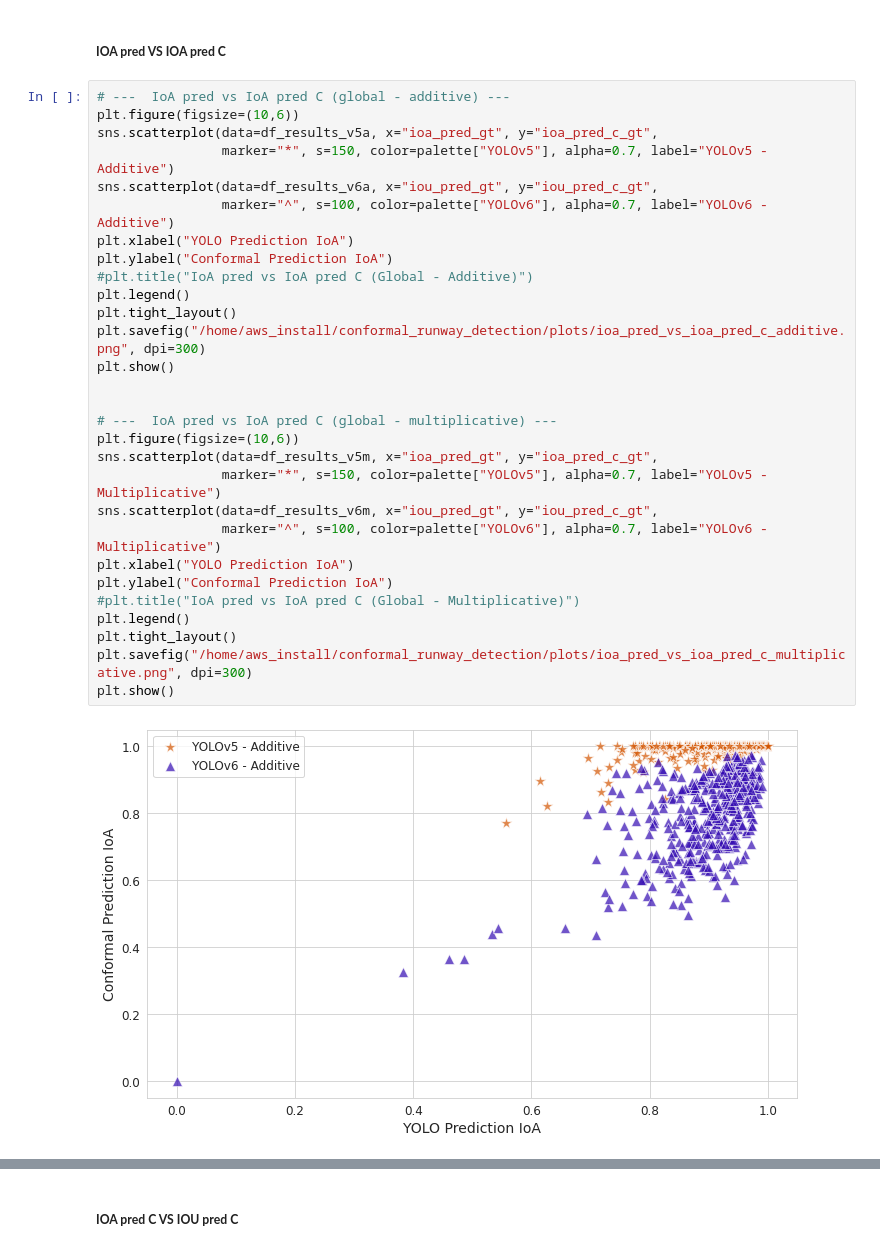
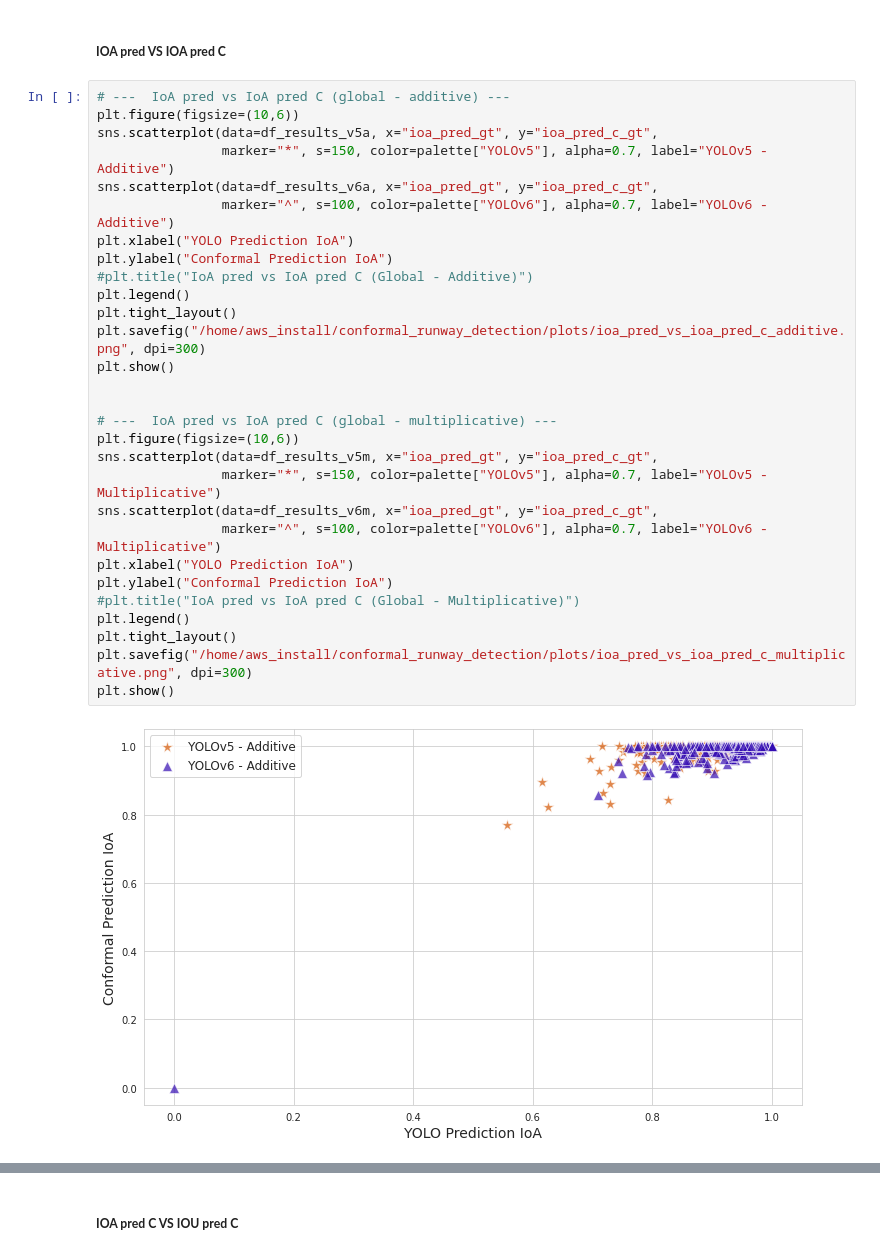
Before and after one commit to alyasltd/conformal_runway_detection, a Jupyter notebook: exp/visus.ipynb, the cells around one changed output, grey strips where cells are left out. Saved outputs shown, nothing was run; the diff lists cells and outputs as text.

Commit message:
corrected some plots

```diff
--- a/exp/visus.ipynb
+++ b/exp/visus.ipynb
@@ -68,31 +68,31 @@ plt.show()
 # %%
 # ---  IoA pred vs IoA pred C (global - additive) ---
 plt.figure(figsize=(10,6))
 sns.scatterplot(data=df_results_v5a, x="ioa_pred_gt", y="ioa_pred_c_gt",
                 marker="*", s=150, color=palette["YOLOv5"], alpha=0.7, label="YOLOv5 - Additive")
-sns.scatterplot(data=df_results_v6a, x="iou_pred_gt", y="iou_pred_c_gt",
+sns.scatterplot(data=df_results_v6a, x="ioa_pred_gt", y="ioa_pred_c_gt",
                 marker="^", s=100, color=palette["YOLOv6"], alpha=0.7, label="YOLOv6 - Additive")
 plt.xlabel("YOLO Prediction IoA")
 plt.ylabel("Conformal Prediction IoA")
 #plt.title("IoA pred vs IoA pred C (Global - Additive)")
 plt.legend()
 plt.tight_layout()
 plt.savefig("/home/aws_install/conformal_runway_detection/plots/ioa_pred_vs_ioa_pred_c_additive.png", dpi=300)
 plt.show()
 
 
 # ---  IoA pred vs IoA pred C (global - multiplicative) ---
 plt.figure(figsize=(10,6))
 sns.scatterplot(data=df_results_v5m, x="ioa_pred_gt", y="ioa_pred_c_gt",
                 marker="*", s=150, color=palette["YOLOv5"], alpha=0.7, label="YOLOv5 - Multiplicative")
-sns.scatterplot(data=df_results_v6m, x="iou_pred_gt", y="iou_pred_c_gt",
+sns.scatterplot(data=df_results_v6m, x="ioa_pred_gt", y="ioa_pred_c_gt",
                 marker="^", s=100, color=palette["YOLOv6"], alpha=0.7, label="YOLOv6 - Multiplicative")
 plt.xlabel("YOLO Prediction IoA")
 plt.ylabel("Conformal Prediction IoA")
 #plt.title("IoA pred vs IoA pred C (Global - Multiplicative)")
 plt.legend()
 plt.tight_layout()
 plt.savefig("/home/aws_install/conformal_runway_detection/plots/ioa_pred_vs_ioa_pred_c_multiplicative.png", dpi=300)
 plt.show()
 # %% [output]
-[figure, old version]
+[figure, new version]
```
Also changed, not shown: parts of 2 cells of this notebook.
